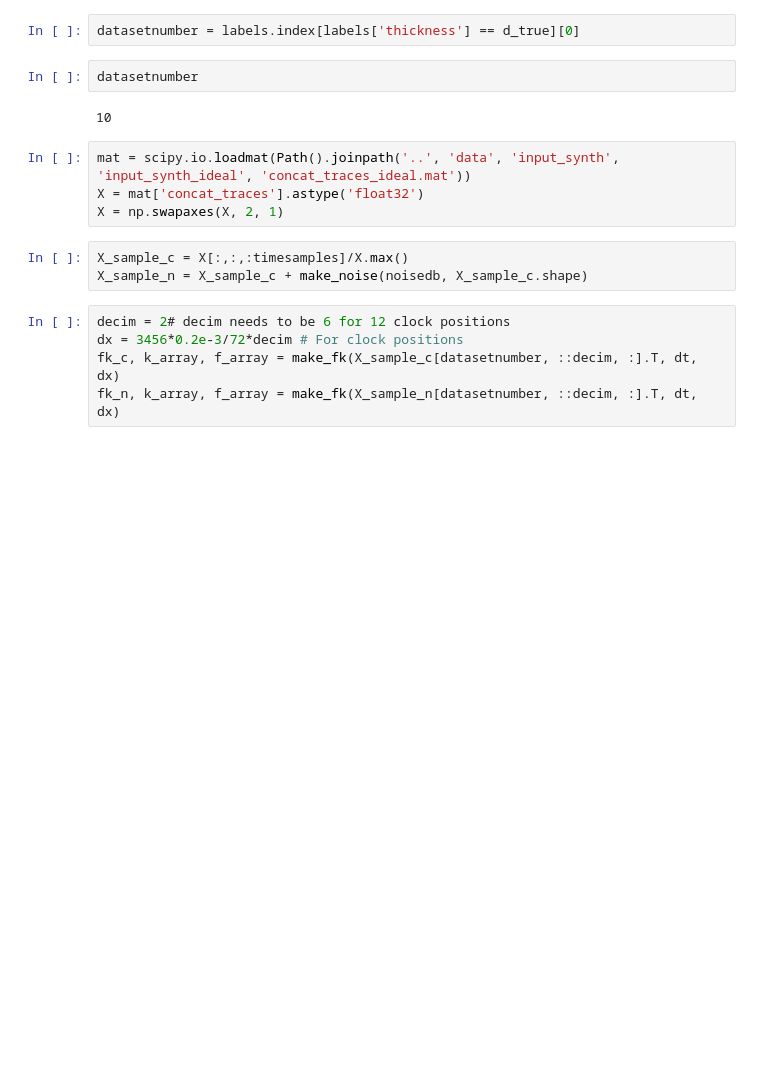
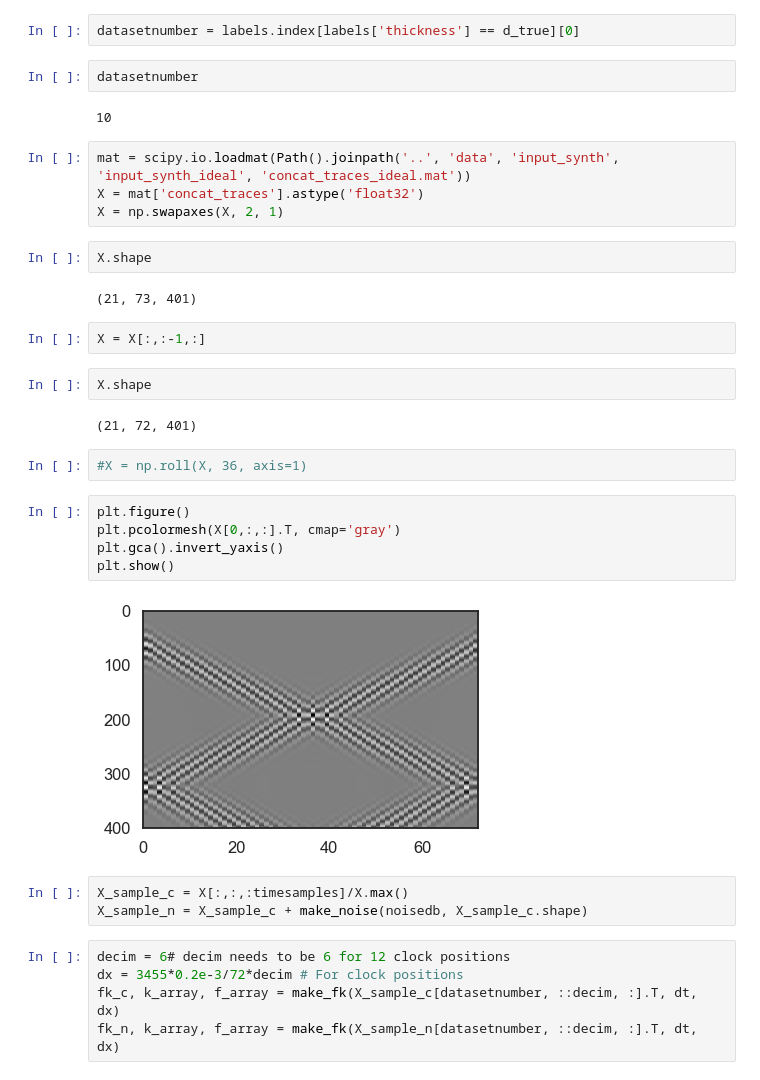
Before and after one commit to MagnsW/Comsol_ML_linux, a Jupyter notebook: notebooks/04_Conventional_vel_estimation.ipynb, the cells around one changed output. Cells and saved outputs as stored; diff of their text form; blank space fills up the shorter version.

```diff
--- a/notebooks/04_Conventional_vel_estimation.ipynb
+++ b/notebooks/04_Conventional_vel_estimation.ipynb
@@ -83,12 +83,31 @@ datasetnumber
 mat = scipy.io.loadmat(Path().joinpath('..', 'data', 'input_synth', 'input_synth_ideal', 'concat_traces_ideal.mat'))
 X = mat['concat_traces'].astype('float32')
 X = np.swapaxes(X, 2, 1)
+# %%
+X.shape
+# %% [output]
+(21, 73, 401)
+# %%
+X = X[:,:-1,:]
+# %%
+X.shape
+# %% [output]
+(21, 72, 401)
+# %%
+#X = np.roll(X, 36, axis=1)
+# %%
+plt.figure()
+plt.pcolormesh(X[0,:,:].T, cmap='gray')
+plt.gca().invert_yaxis()
+plt.show()
+# %% [output]
+[figure, added]
 # %%
 X_sample_c = X[:,:,:timesamples]/X.max()
 X_sample_n = X_sample_c + make_noise(noisedb, X_sample_c.shape)
 # %%
-decim = 2# decim needs to be 6 for 12 clock positions
-dx = 3456*0.2e-3/72*decim # For clock positions
+decim = 6# decim needs to be 6 for 12 clock positions
+dx = 3455*0.2e-3/72*decim # For clock positions
 fk_c, k_array, f_array = make_fk(X_sample_c[datasetnumber, ::decim, :].T, dt, dx)
 fk_n, k_array, f_array = make_fk(X_sample_n[datasetnumber, ::decim, :].T, dt, dx)
 # %%
```
Also changed, not shown: parts of 8 cells of this notebook, 6 other files.
